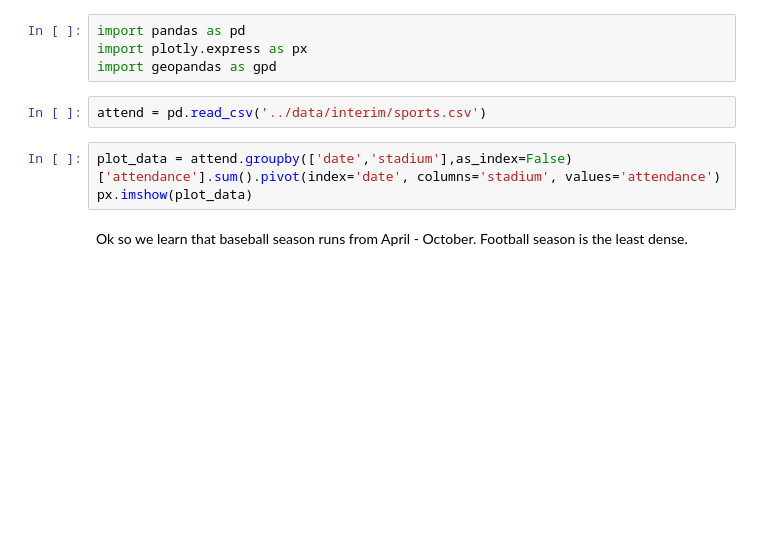
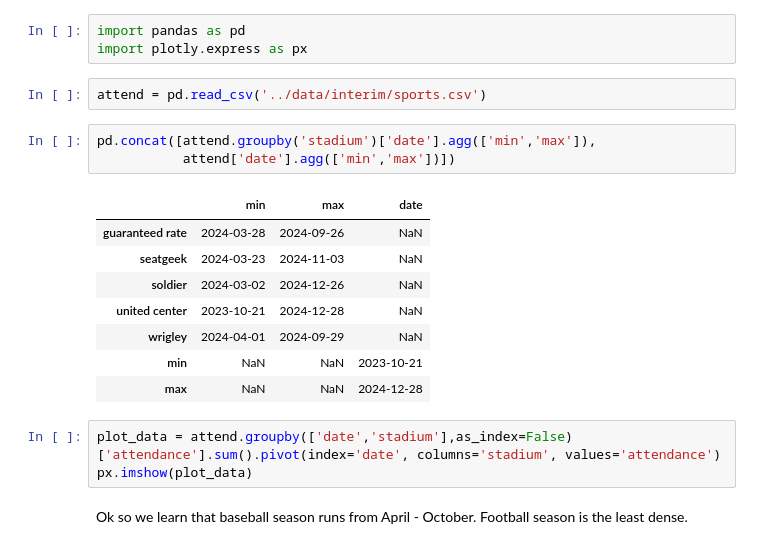
Before and after one commit to eric-mc2/DNCTransit, a Jupyter notebook: pipeline/4.3-profile-data.ipynb, the cells around one changed output. Drawn from its saved outputs; the diff is of its cells as text; blank space fills up the shorter version.

Commit message:
re-run pipeline to get 2024 fall dates

```diff
--- a/pipeline/4.3-profile-data.ipynb
+++ b/pipeline/4.3-profile-data.ipynb
@@ -1,9 +1,20 @@
 # %%
 import pandas as pd
 import plotly.express as px
-import geopandas as gpd
 # %%
 attend = pd.read_csv('../data/interim/sports.csv')
+# %%
+pd.concat([attend.groupby('stadium')['date'].agg(['min','max']),
+           attend['date'].agg(['min','max'])])
+# %% [output]
+|  | min | max | date |
+| guaranteed rate | 2024-03-28 | 2024-09-26 | NaN |
+| seatgeek | 2024-03-23 | 2024-11-03 | NaN |
+| soldier | 2024-03-02 | 2024-12-26 | NaN |
+| united center | 2023-10-21 | 2024-12-28 | NaN |
+| wrigley | 2024-04-01 | 2024-09-29 | NaN |
+| min | NaN | NaN | 2023-10-21 |
+| max | NaN | NaN | 2024-12-28 |
 # %%
 plot_data = attend.groupby(['date','stadium'],as_index=False)['attendance'].sum().pivot(index='date', columns='stadium', values='attendance')
 px.imshow(plot_data)
```
Also changed, not shown: 7 other files.
